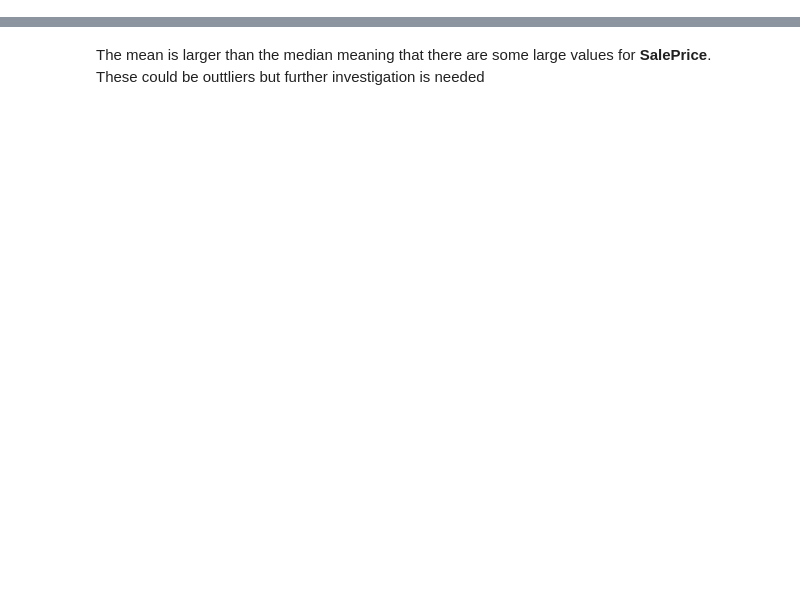
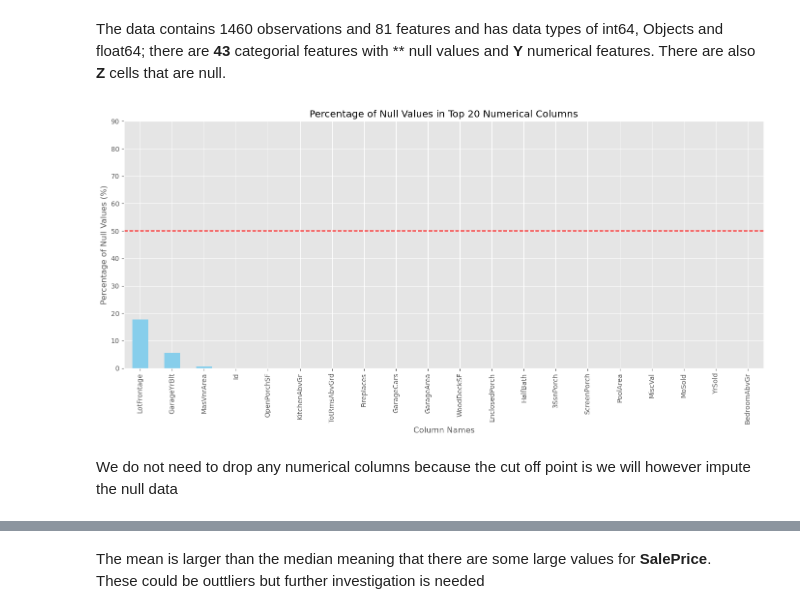
Before and after one commit to Wamae/HousingSalesPrediction, a Jupyter notebook: xgboost.ipynb, the cells around one changed output, grey strips where cells are left out. Saved outputs shown, nothing was run; the diff lists cells and outputs as text; code cells hidden in the pictures; blank space fills up the shorter version.

```diff
--- a/xgboost.ipynb
+++ b/xgboost.ipynb
@@ -104,0 +81,3 @@ Length: 81, dtype: int64
+# %%
+df = pd.read_csv(base_path+'/data/train.csv')
+df.head(5)
@@ -104,0 +94,38 @@ Length: 81, dtype: int64
+# %%
+threshold = 50
+# %% [markdown]
+The data contains 1460 observations and 81 features and has data types of int64, Objects and float64; there are **43** categorial features with ** null values and **Y** numerical features. There are also **Z** cells that are null.
+# %%
+import pandas as pd
+import matplotlib.pyplot as plt
+
+df_num = df.select_dtypes(include=['float64', 'int64']).copy()
+num_col_names = df_num.columns
+
+# Calculate the percentage of null values for each column
+total_rows = len(df_num)
+null_counts = df_num.isnull().sum()
+
+# Sort the columns in descending order of null value counts
+sorted_null_counts = null_counts.sort_values(ascending=False)
+
+# Select top 20 columns
+top_20_null_counts = sorted_null_counts.head(20)
+
+# Calculate percentage for these top 20 columns
+top_20_null_percentage = (top_20_null_counts / total_rows) * 100
+
+# Plot
+plt.figure(figsize=(14, 7))
+top_20_null_percentage.plot(kind='bar', color='skyblue')
+plt.title('Percentage of Null Values in Top 20 Numerical Columns')
+plt.ylabel('Percentage of Null Values (%)')
+plt.yticks(np.arange(0, 100, 10))
+plt.axhline(y=threshold, color='r', linestyle='--')  # Here 'r' specifies the color red and '--' specifies a dashed line.
+plt.xlabel('Column Names')
+plt.tight_layout()
+plt.show()
+# %% [output]
+[figure, added]
+# %% [markdown]
+We do not need to drop any numerical columns because the cut off point is we will however impute the null data
```
Also changed, not shown: parts of 116 cells of this notebook.
